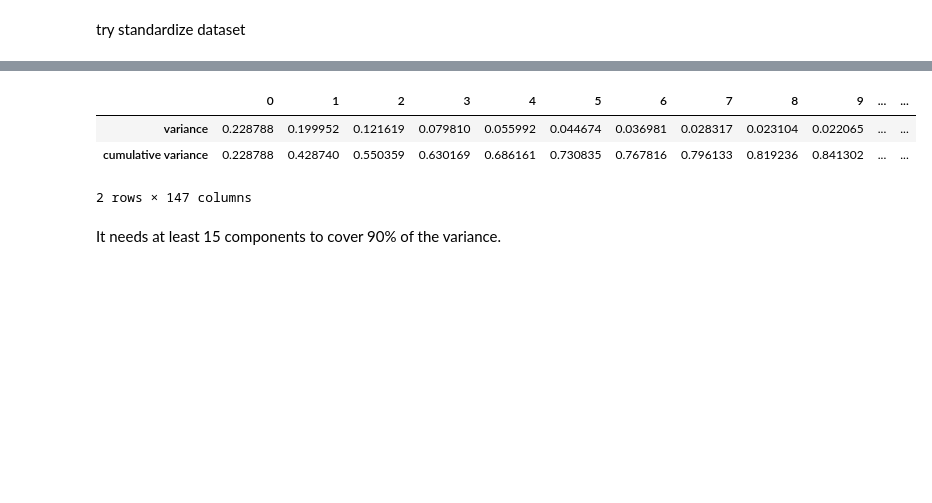
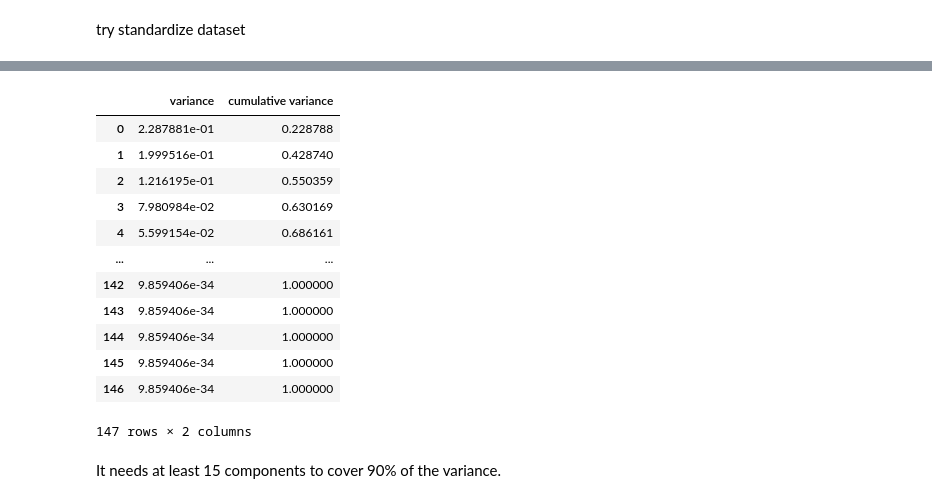
Before and after one commit to hereistheusername/Urban-Land-Cover-Data-Analysis, a Jupyter notebook: urban land cover analysis.ipynb, the cells around one changed output, grey strips where cells are left out. Saved outputs shown, nothing was run; the diff lists cells and outputs as text; code cells hidden in the pictures; blank space fills up the shorter version.

```diff
--- a/urban land cover analysis.ipynb
+++ b/urban land cover analysis.ipynb
@@ -135,11 +167,20 @@ data_standardized_pca = pca.fit_transform(data_standardized)
 # %%
 pd.DataFrame({'variance': pca.explained_variance_ratio_,
-              'cumulative variance': pca.explained_variance_ratio_.cumsum()}).T
+              'cumulative variance': pca.explained_variance_ratio_.cumsum()})
 # %% [output]
-|  | 0 | 1 | 2 | 3 | 4 | 5 | 6 | 7 | 8 | 9 | ... | ... |
-| variance | 0.228788 | 0.199952 | 0.121619 | 0.079810 | 0.055992 | 0.044674 | 0.036981 | 0.028317 | 0.023104 | 0.022065 | ... | ... |
-| cumulative variance | 0.228788 | 0.428740 | 0.550359 | 0.630169 | 0.686161 | 0.730835 | 0.767816 | 0.796133 | 0.819236 | 0.841302 | ... | ... |
+|  | variance | cumulative variance |
+| 0 | 2.287881e-01 | 0.228788 |
+| 1 | 1.999516e-01 | 0.428740 |
+| 2 | 1.216195e-01 | 0.550359 |
+| 3 | 7.980984e-02 | 0.630169 |
+| 4 | 5.599154e-02 | 0.686161 |
+| ... | ... | ... |
+| 142 | 9.859406e-34 | 1.000000 |
+| 143 | 9.859406e-34 | 1.000000 |
+| 144 | 9.859406e-34 | 1.000000 |
+| 145 | 9.859406e-34 | 1.000000 |
+| 146 | 9.859406e-34 | 1.000000 |
-2 rows × 147 columns
+147 rows × 2 columns
 # %% [markdown]
 It needs at least 15 components to cover 90% of the variance.
 # %%
```
Also changed, not shown: parts of 34 cells of this notebook.
